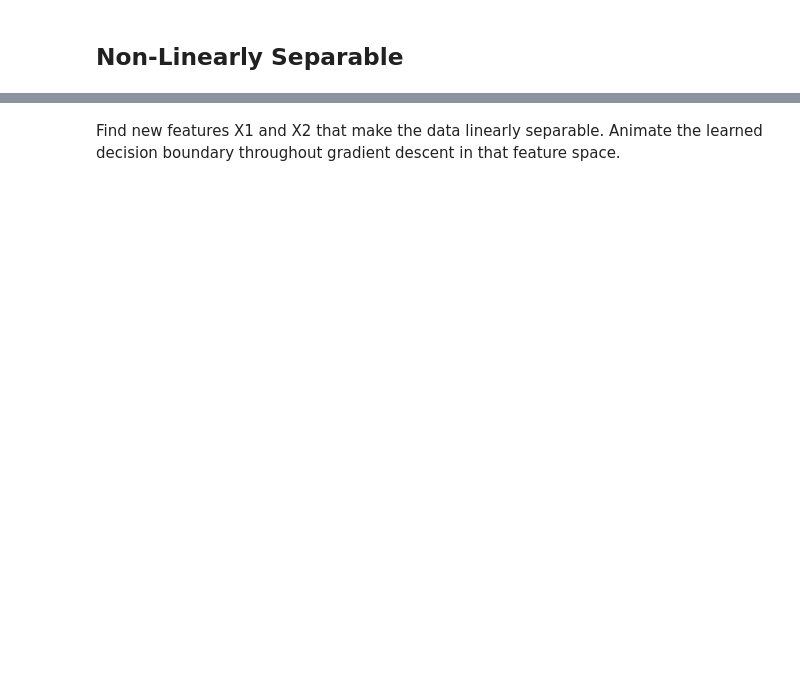
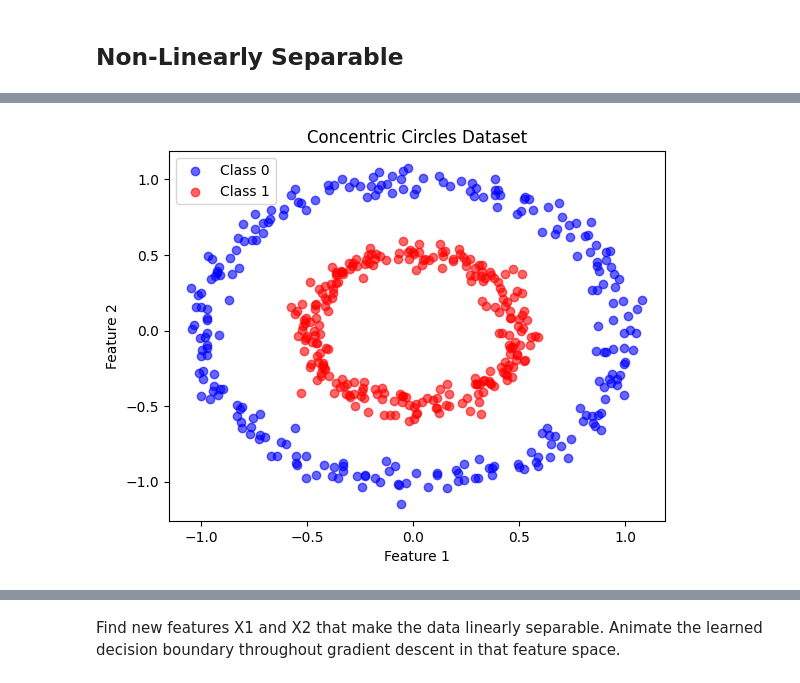
Before and after one commit to gallettilance/CS506-Fall2024, a Jupyter notebook: lecture_18/worksheet_18.ipynb, the cells around one changed output, grey strips where cells are left out. Saved outputs shown, nothing was run; the diff lists cells and outputs as text; code cells hidden in the pictures; blank space fills up the shorter version.

```diff
--- a/lecture_18/worksheet_18.ipynb
+++ b/lecture_18/worksheet_18.ipynb
@@ -350,0 +391,18 @@ plt.show()
+# %%
+import numpy as np
+import matplotlib.pyplot as plt
+from sklearn.datasets import make_circles
+
+# Generate a circular dataset
+X, Y = make_circles(n_samples=500, factor=0.5, noise=0.05)
+
+# Plotting the circular dataset
+plt.scatter(X[Y == 0][:, 0], X[Y == 0][:, 1], color='blue', label="Class 0", alpha=0.6)
+plt.scatter(X[Y == 1][:, 0], X[Y == 1][:, 1], color='red', label="Class 1", alpha=0.6)
+plt.title("Concentric Circles Dataset")
+plt.xlabel("Feature 1")
+plt.ylabel("Feature 2")
+plt.legend()
+plt.show()
+# %% [output]
+[figure, added]
```
Also changed, not shown: parts of 9 cells of this notebook, 13 other files.
